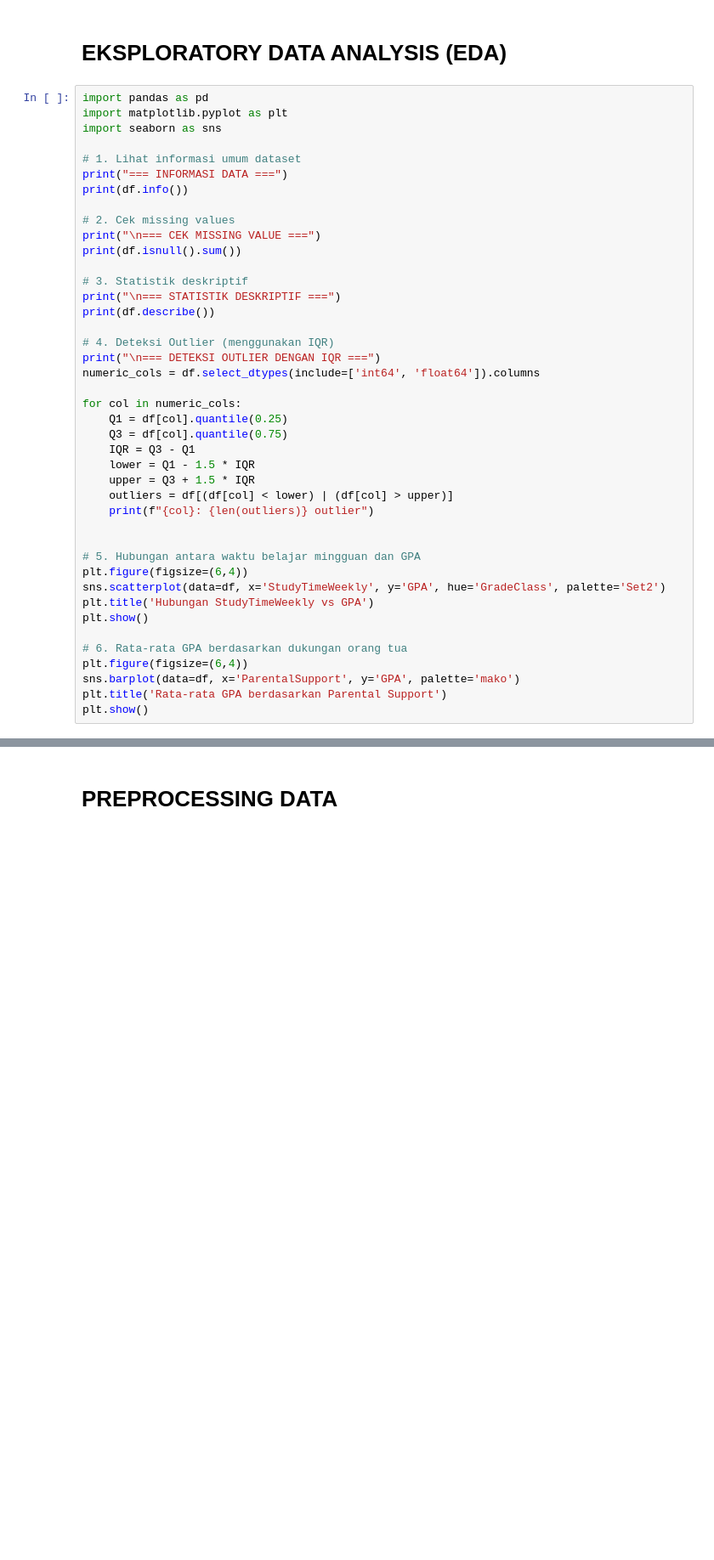
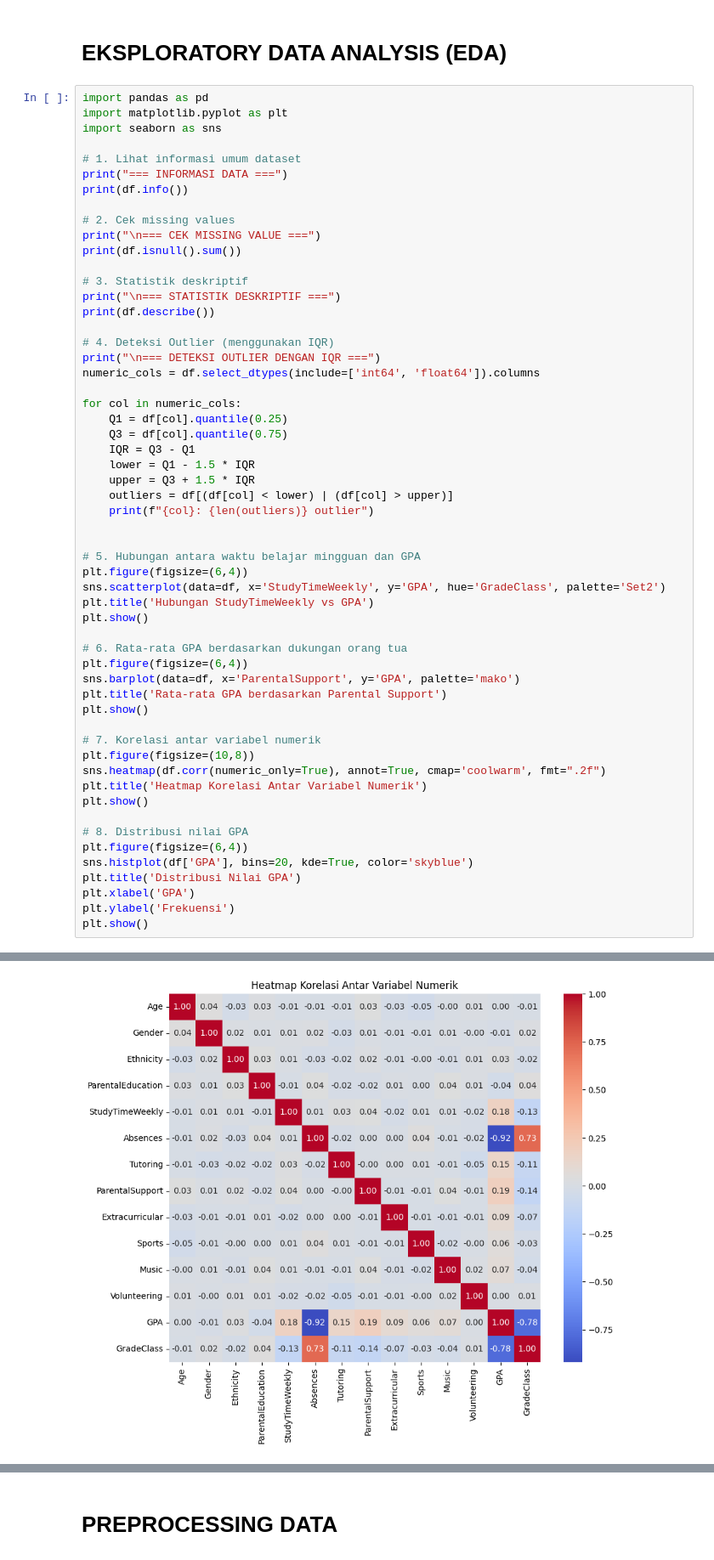
Before and after one commit to RandiBro234/Machine-Learning-Workflow-, a Jupyter notebook: Machine_Learning_Workflow.ipynb, the cells around one changed output, grey strips where cells are left out. Shown: that part at 85% size. Drawn from its saved outputs; the diff is of its cells as text; blank space fills up the shorter version.

```diff
--- a/Machine_Learning_Workflow.ipynb
+++ b/Machine_Learning_Workflow.ipynb
@@ -69,30 +69,45 @@ plt.title('Hubungan StudyTimeWeekly vs GPA')
 plt.show()
 
 # 6. Rata-rata GPA berdasarkan dukungan orang tua
 plt.figure(figsize=(6,4))
 sns.barplot(data=df, x='ParentalSupport', y='GPA', palette='mako')
 plt.title('Rata-rata GPA berdasarkan Parental Support')
 plt.show()
+
+# 7. Korelasi antar variabel numerik
+plt.figure(figsize=(10,8))
+sns.heatmap(df.corr(numeric_only=True), annot=True, cmap='coolwarm', fmt=".2f")
+plt.title('Heatmap Korelasi Antar Variabel Numerik')
+plt.show()
+
+# 8. Distribusi nilai GPA
+plt.figure(figsize=(6,4))
+sns.histplot(df['GPA'], bins=20, kde=True, color='skyblue')
+plt.title('Distribusi Nilai GPA')
+plt.xlabel('GPA')
+plt.ylabel('Frekuensi')
+plt.show()
 # %% [output]
 === INFORMASI DATA ===
 <class 'pandas.core.frame.DataFrame'>
 RangeIndex: 2392 entries, 0 to 2391
 Data columns (total 14 columns):
  #   Column             Non-Null Count  Dtype
 ---  ------             --------------  -----
  0   Age                2392 non-null   int64
  1   Gender             2392 non-null   int64
  2   Ethnicity          2392 non-null   int64
  3   ParentalEducation  2392 non-null   int64
  4   StudyTimeWeekly    2392 non-null   float64
  5   Absences           2392 non-null   int64
 ... (81 lines left out)
 Music: 471 outlier
 Volunteering: 376 outlier
 GPA: 0 outlier
 GradeClass: 0 outlier
 [figure]
 Passing `palette` without assigning `hue` is deprecated and will be removed in v0.14.0. Assign the `x` variable to `hue` and set `legend=False` for the same effect.
 
   sns.barplot(data=df, x='ParentalSupport', y='GPA', palette='mako')
 [figure]
+[figure, added]
```
Also changed, not shown: parts of 1 cell of this notebook.
